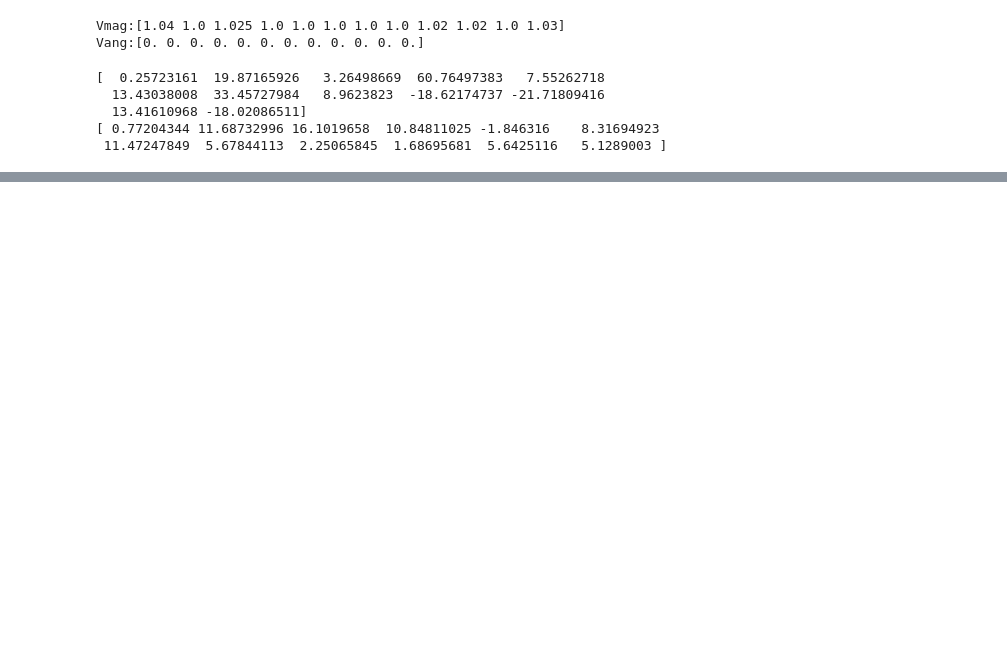
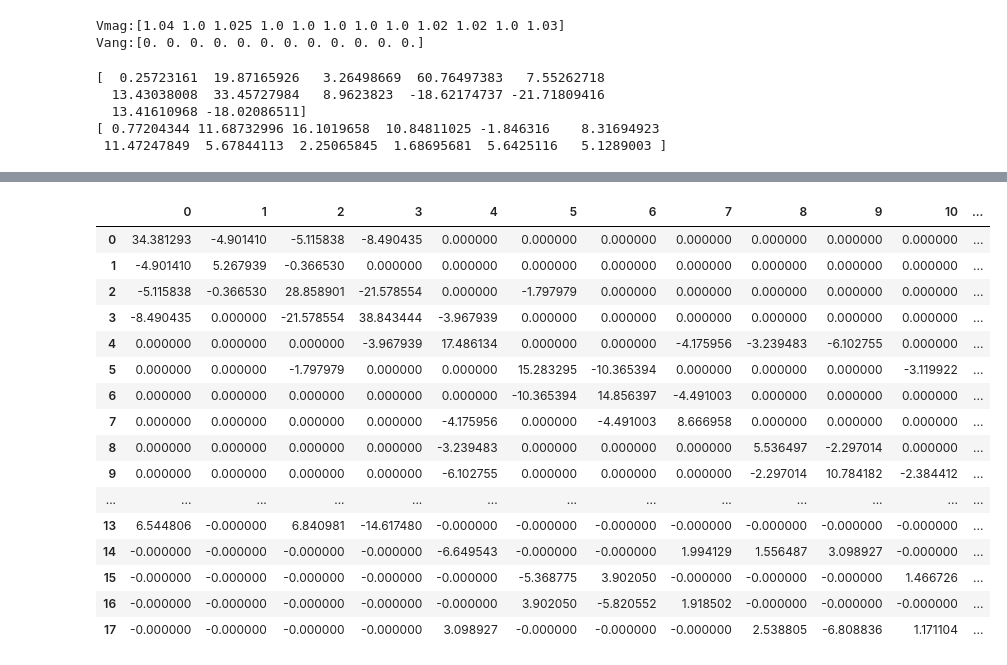
Before and after one commit to klamateur/EE454Project, a Jupyter notebook: EE454_Final Project.ipynb, the cells around one changed output, grey strips where cells are left out. Cells and saved outputs as stored; diff of their text form; code cells hidden in the pictures; blank space fills up the shorter version.

Commit message:
updated functions and made build_jacobian function

```diff
--- a/EE454_Final Project.ipynb
+++ b/EE454_Final Project.ipynb
@@ -537,0 +471,29 @@ L has been printed at 6 5
+# %%
+def build_jacobian(G, B, vpu, theta):
+    mat1 = np.concatenate((HMatrix(G, B, vpu, theta),NMatrix(G, B, vpu, theta)), axis=0)
+    mat2 = np.concatenate((MMatrix(G, B, vpu, theta),LMatrix(G, B, vpu, theta)), axis=0)
+
+    J = np.concatenate((mat1, mat2), axis=1)
+    return J
+# %%
+J = build_jacobian(G, B, V_mag, V_ang)
+# %%
+pd.DataFrame(J)
+# %% [output]
+|  | 0 | 1 | 2 | 3 | 4 | 5 | 6 | 7 | 8 | 9 | 10 | ... |
+| 0 | 34.381293 | -4.901410 | -5.115838 | -8.490435 | 0.000000 | 0.000000 | 0.000000 | 0.000000 | 0.000000 | 0.000000 | 0.000000 | ... |
+| 1 | -4.901410 | 5.267939 | -0.366530 | 0.000000 | 0.000000 | 0.000000 | 0.000000 | 0.000000 | 0.000000 | 0.000000 | 0.000000 | ... |
+| 2 | -5.115838 | -0.366530 | 28.858901 | -21.578554 | 0.000000 | -1.797979 | 0.000000 | 0.000000 | 0.000000 | 0.000000 | 0.000000 | ... |
+| 3 | -8.490435 | 0.000000 | -21.578554 | 38.843444 | -3.967939 | 0.000000 | 0.000000 | 0.000000 | 0.000000 | 0.000000 | 0.000000 | ... |
+| 4 | 0.000000 | 0.000000 | 0.000000 | -3.967939 | 17.486134 | 0.000000 | 0.000000 | -4.175956 | -3.239483 | -6.102755 | 0.000000 | ... |
+| 5 | 0.000000 | 0.000000 | -1.797979 | 0.000000 | 0.000000 | 15.283295 | -10.365394 | 0.000000 | 0.000000 | 0.000000 | -3.119922 | ... |
+| 6 | 0.000000 | 0.000000 | 0.000000 | 0.000000 | 0.000000 | -10.365394 | 14.856397 | -4.491003 | 0.000000 | 0.000000 | 0.000000 | ... |
+| 7 | 0.000000 | 0.000000 | 0.000000 | 0.000000 | -4.175956 | 0.000000 | -4.491003 | 8.666958 | 0.000000 | 0.000000 | 0.000000 | ... |
+| 8 | 0.000000 | 0.000000 | 0.000000 | 0.000000 | -3.239483 | 0.000000 | 0.000000 | 0.000000 | 5.536497 | -2.297014 | 0.000000 | ... |
+| 9 | 0.000000 | 0.000000 | 0.000000 | 0.000000 | -6.102755 | 0.000000 | 0.000000 | 0.000000 | -2.297014 | 10.784182 | -2.384412 | ... |
+| ... | ... | ... | ... | ... | ... | ... | ... | ... | ... | ... | ... | ... |
+| 13 | 6.544806 | -0.000000 | 6.840981 | -14.617480 | -0.000000 | -0.000000 | -0.000000 | -0.000000 | -0.000000 | -0.000000 | -0.000000 | ... |
+| 14 | -0.000000 | -0.000000 | -0.000000 | -0.000000 | -6.649543 | -0.000000 | -0.000000 | 1.994129 | 1.556487 | 3.098927 | -0.000000 | ... |
+| 15 | -0.000000 | -0.000000 | -0.000000 | -0.000000 | -0.000000 | -5.368775 | 3.902050 | -0.000000 | -0.000000 | -0.000000 | 1.466726 | ... |
+| 16 | -0.000000 | -0.000000 | -0.000000 | -0.000000 | -0.000000 | 3.902050 | -5.820552 | 1.918502 | -0.000000 | -0.000000 | -0.000000 | ... |
+| 17 | -0.000000 | -0.000000 | -0.000000 | -0.000000 | 3.098927 | -0.000000 | -0.000000 | -0.000000 | 2.538805 | -6.808836 | 1.171104 | ... |
```
Also changed, not shown: parts of 14 cells of this notebook.
